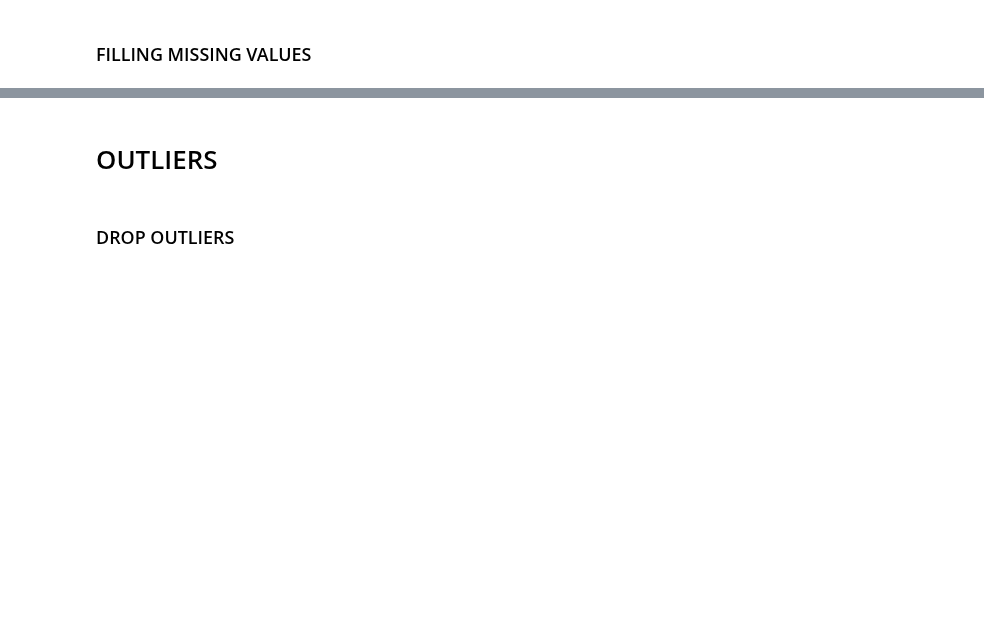
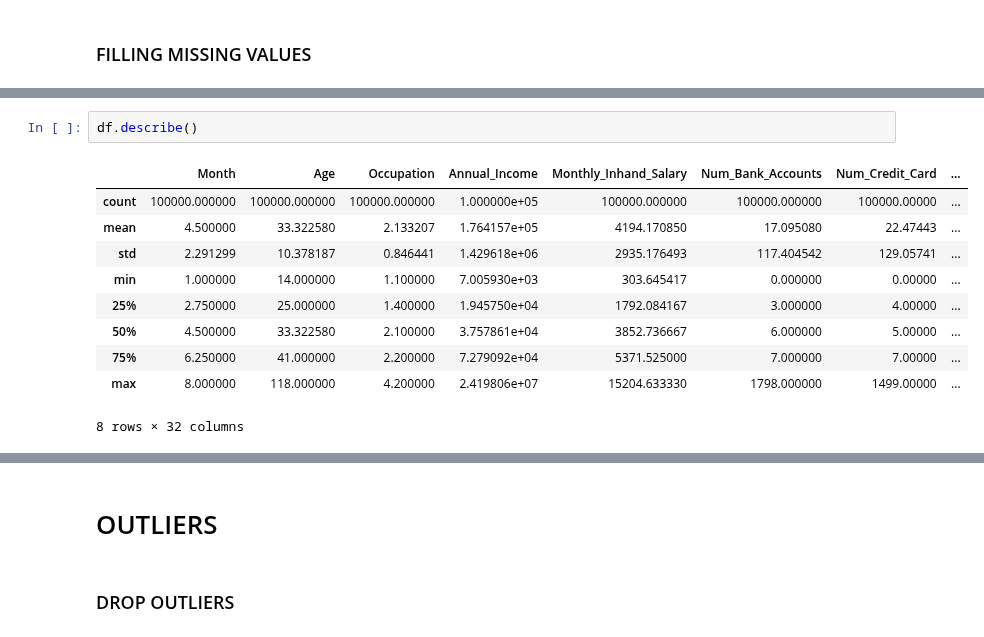
Before and after one commit to raquelfmcardoso/datascience-2023-2024-project, a Jupyter notebook: classification/credit_datacleaning.ipynb, the cells around one changed output, grey strips where cells are left out. Cells and saved outputs as stored; diff of their text form; blank space fills up the shorter version.

```diff
--- a/classification/credit_datacleaning.ipynb
+++ b/classification/credit_datacleaning.ipynb
@@ -245,0 +286,13 @@ df.head(10)
+# %%
+df.describe()
+# %% [output]
+|  | Month | Age | Occupation | Annual_Income | Monthly_Inhand_Salary | Num_Bank_Accounts | Num_Credit_Card | ... |
+| count | 100000.000000 | 100000.000000 | 100000.000000 | 1.000000e+05 | 100000.000000 | 100000.000000 | 100000.00000 | ... |
+| mean | 4.500000 | 33.322580 | 2.133207 | 1.764157e+05 | 4194.170850 | 17.095080 | 22.47443 | ... |
+| std | 2.291299 | 10.378187 | 0.846441 | 1.429618e+06 | 2935.176493 | 117.404542 | 129.05741 | ... |
+| min | 1.000000 | 14.000000 | 1.100000 | 7.005930e+03 | 303.645417 | 0.000000 | 0.00000 | ... |
+| 25% | 2.750000 | 25.000000 | 1.400000 | 1.945750e+04 | 1792.084167 | 3.000000 | 4.00000 | ... |
+| 50% | 4.500000 | 33.322580 | 2.100000 | 3.757861e+04 | 3852.736667 | 6.000000 | 5.00000 | ... |
+| 75% | 6.250000 | 41.000000 | 2.200000 | 7.279092e+04 | 5371.525000 | 7.000000 | 7.00000 | ... |
+| max | 8.000000 | 118.000000 | 4.200000 | 2.419806e+07 | 15204.633330 | 1798.000000 | 1499.00000 | ... |
+8 rows × 32 columns
```
Also changed, not shown: parts of 10 cells of this notebook, 3 other files.
